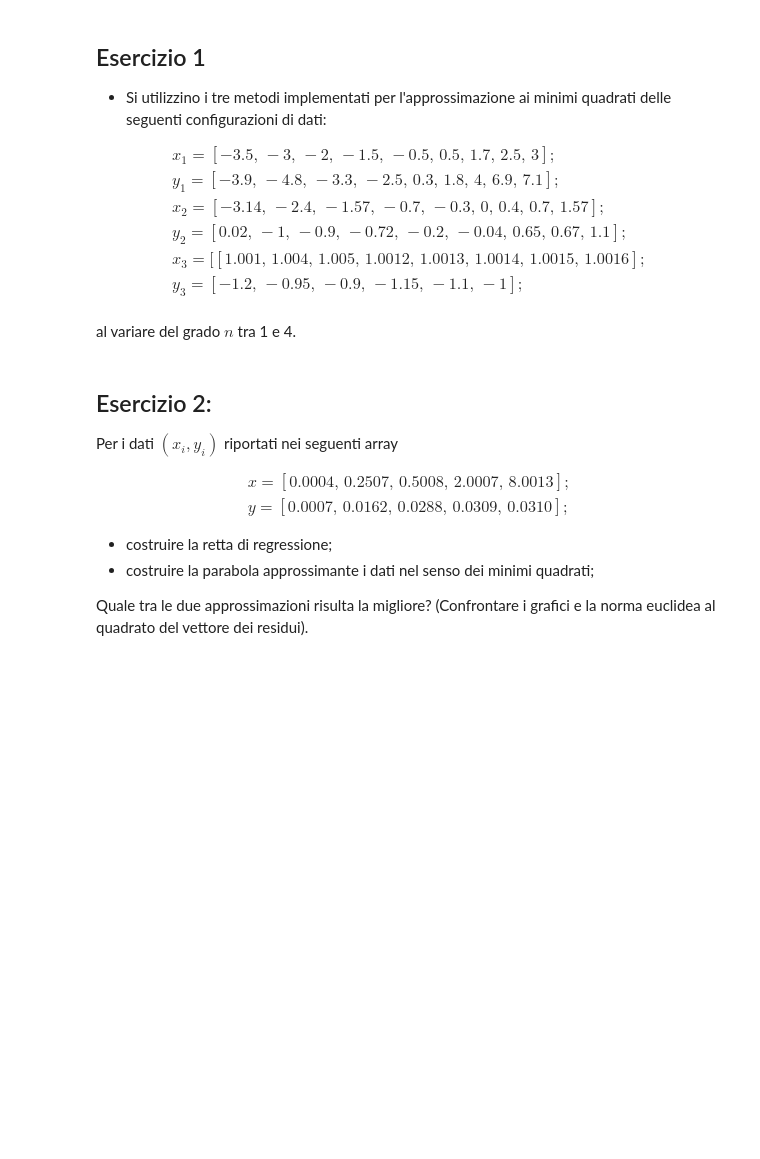
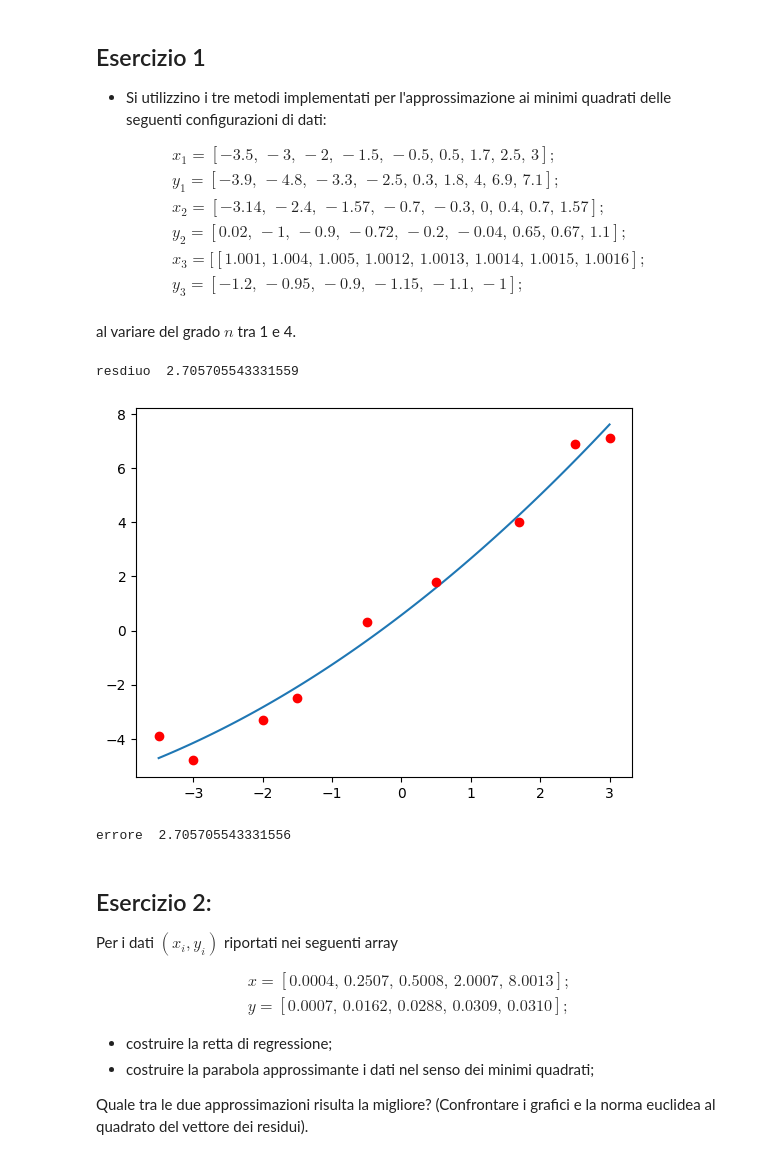
Before and after one commit to AndrewGagliottiUnibo/IoT-Project-network-, a Jupyter notebook: MetodiLab/10/Esercitazione_10.ipynb, the cells around one changed output. Drawn from its saved outputs; the diff is of its cells as text; code cells hidden in the pictures; blank space fills up the shorter version.

Commit message:
10 error found in sol

```diff
--- a/MetodiLab/10/Esercitazione_10.ipynb
+++ b/MetodiLab/10/Esercitazione_10.ipynb
@@ -104,6 +107,23 @@ Implementare la function  **svdLS(A,b)** che utilizza  il metodo SVD per la solu
 - il termine noto b di ordine m
 restituisce in output
 - la soluzione del sistema lineare e la norma 2 al quadrato del residuo.
+# %%
+def SVDLS(A, b):
+    n = A.shape[1]  # numero di colonne di A
+    # Attenzione : Restituisce U, Sigma e VT=VTrasposta)
+    U, s, VT = spLin.svd(A)
+    V = VT.T
+    # Calcolo del rango della matrice, numero dei valori singolari diversi da zero
+    k = np.count_nonzero(s)
+
+    d = U.T@b
+    d1 = d[:k].reshape(n, 1)
+    s1 = s.reshape(n, 1)
+    # Risolve il sistema diagonale di dimensione kxk avene come matrice dei coefficienti la matrice Sigma
+    c = d1[:k]/s1[:k]
+    x = V[:k, :]@c
+    residuo = np.linalg.norm(d[k:])**2
+    return x, residuo
 # %% [markdown]
 ## Esercizio 1
 - Si utilizzino i tre metodi implementati  per l'approssimazione ai minimi quadrati delle seguenti configurazioni di dati:
@@ -120,6 +140,31 @@ y_3 = [-1.2, \, -0.95, \, -0.9, \, -1.15, \, -1.1, \, -1] ;\\
 $$
 
 al variare del grado $n$ tra 1 e 4.
+# %%
+x = np.array([-3.5, -3, -2, -1.5, -0.5, 0.5, 1.7, 2.5, 3])
+y = np.array([-3.9, -4.8, -3.3, -2.5, 0.3, 1.8, 4, 6.9, 7.1])
+# x=np.array( [-3.14,  -2.4,  -1.57,  -0.7,  -0.3,  0,  0.4,  0.7,  1.57]  )
+# y=np.array(  [0.02,  -1, -0.9,   -0.72,   -0.2,   -0.04,  0.65,   0.67,   1.1] )
+# x  = np.array([1.001, 1.004, 1.005,1.0012, 1.0013,   1.0014,   1.0015,  1.0016])
+# y  = np.array([-1.2,-1.0, -0.98,-0.95,-0.9, -1.15, -1.1, -1])
+m = x.shape[0]
+n = 2  # grado del polinomio di regressione
+n1 = n+1  # gradi di libertà
+A = np.vander(x, increasing=True)[:, :n1]
+alpha, residuo = SVDLS(A, y)
+# alpha=eqnorm(A,y)
+
+print("resdiuo ", residuo)
+xv = np.linspace(np.min(x), np.max(x), 100)
+pol1 = np.polyval(np.flip(alpha), xv)
+plt.plot(xv, pol1, x, y, 'ro')
+plt.show()
+errore = np.linalg.norm(y-np.polyval(np.flip(alpha), x))**2
+print("errore ", errore)
+# %% [output]
+resdiuo  2.705705543331559
+[figure, added]
+errore  2.705705543331556
 # %% [markdown]
 ## Esercizio 2:
 Per i dati $(x_i, y_i)$ riportati nei seguenti array
```
Also changed, not shown: parts of 16 cells of this notebook.
